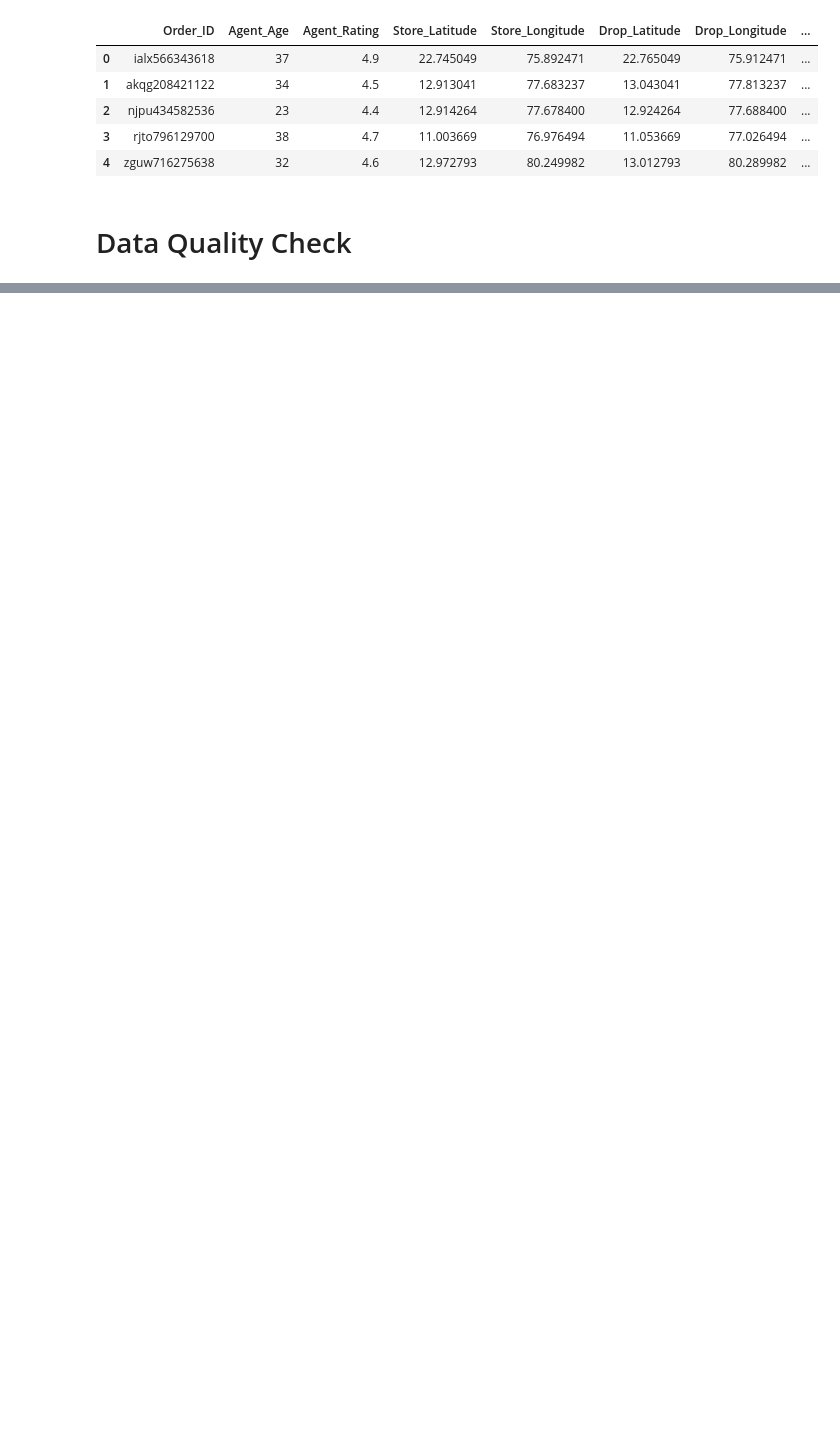
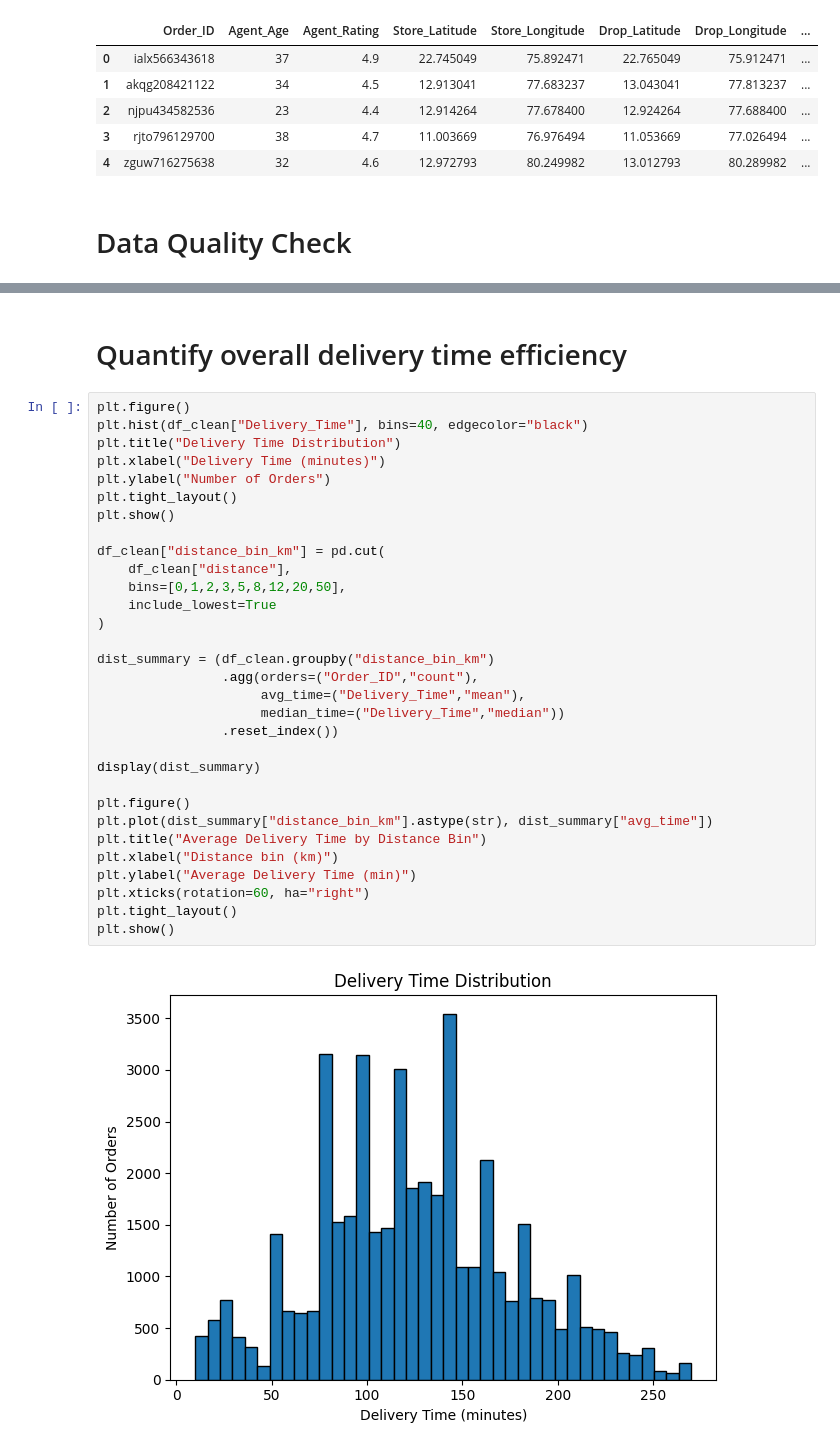
Before and after one commit to joseferur/Exploratory-Data-Analysis, a Jupyter notebook: Amazon-Delivery-Performance/Amazon-Delivery-Performance.ipynb, the cells around one changed output, grey strips where cells are left out. Saved outputs shown, nothing was run; the diff lists cells and outputs as text; blank space fills up the shorter version.

Commit message:
Add Amazon Delivery Performance EDA metrics and actionable recommendations

```diff
--- a/Amazon-Delivery-Performance/Amazon-Delivery-Performance.ipynb
+++ b/Amazon-Delivery-Performance/Amazon-Delivery-Performance.ipynb
@@ -157,0 +170,35 @@ KeyError: 'distance_km'
+# %% [markdown]
+# Quantify overall delivery time efficiency
+# %%
+plt.figure()
+plt.hist(df_clean["Delivery_Time"], bins=40, edgecolor="black")
+plt.title("Delivery Time Distribution")
+plt.xlabel("Delivery Time (minutes)")
+plt.ylabel("Number of Orders")
+plt.tight_layout()
+plt.show()
+
+df_clean["distance_bin_km"] = pd.cut(
+    df_clean["distance"],
+    bins=[0,1,2,3,5,8,12,20,50],
+    include_lowest=True
+)
+
+dist_summary = (df_clean.groupby("distance_bin_km")
+                .agg(orders=("Order_ID","count"),
+                     avg_time=("Delivery_Time","mean"),
+                     median_time=("Delivery_Time","median"))
+                .reset_index())
+
+display(dist_summary)
+
+plt.figure()
+plt.plot(dist_summary["distance_bin_km"].astype(str), dist_summary["avg_time"])
+plt.title("Average Delivery Time by Distance Bin")
+plt.xlabel("Distance bin (km)")
+plt.ylabel("Average Delivery Time (min)")
+plt.xticks(rotation=60, ha="right")
+plt.tight_layout()
+plt.show()
+# %% [output]
+[figure, added]
```
Also changed, not shown: parts of 9 cells of this notebook.
